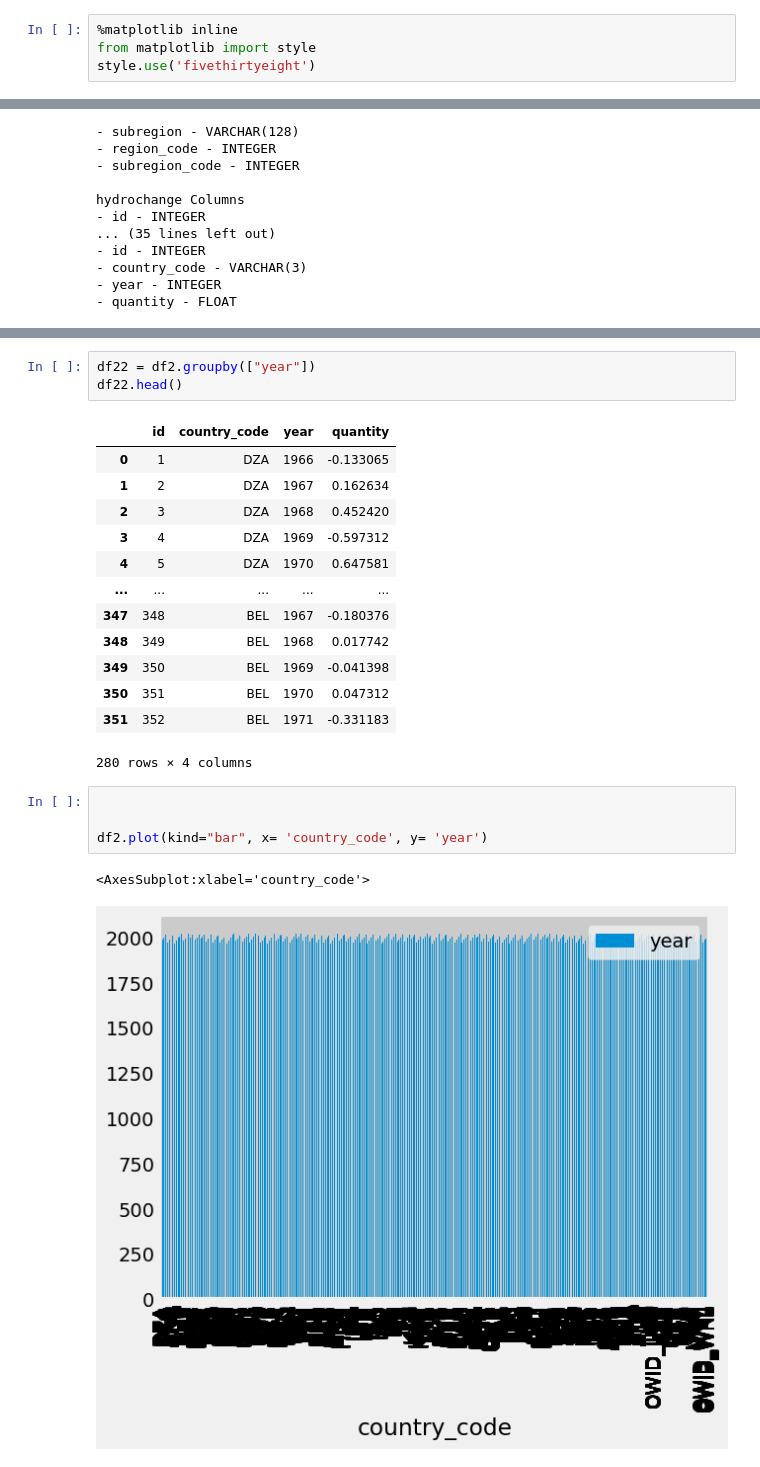
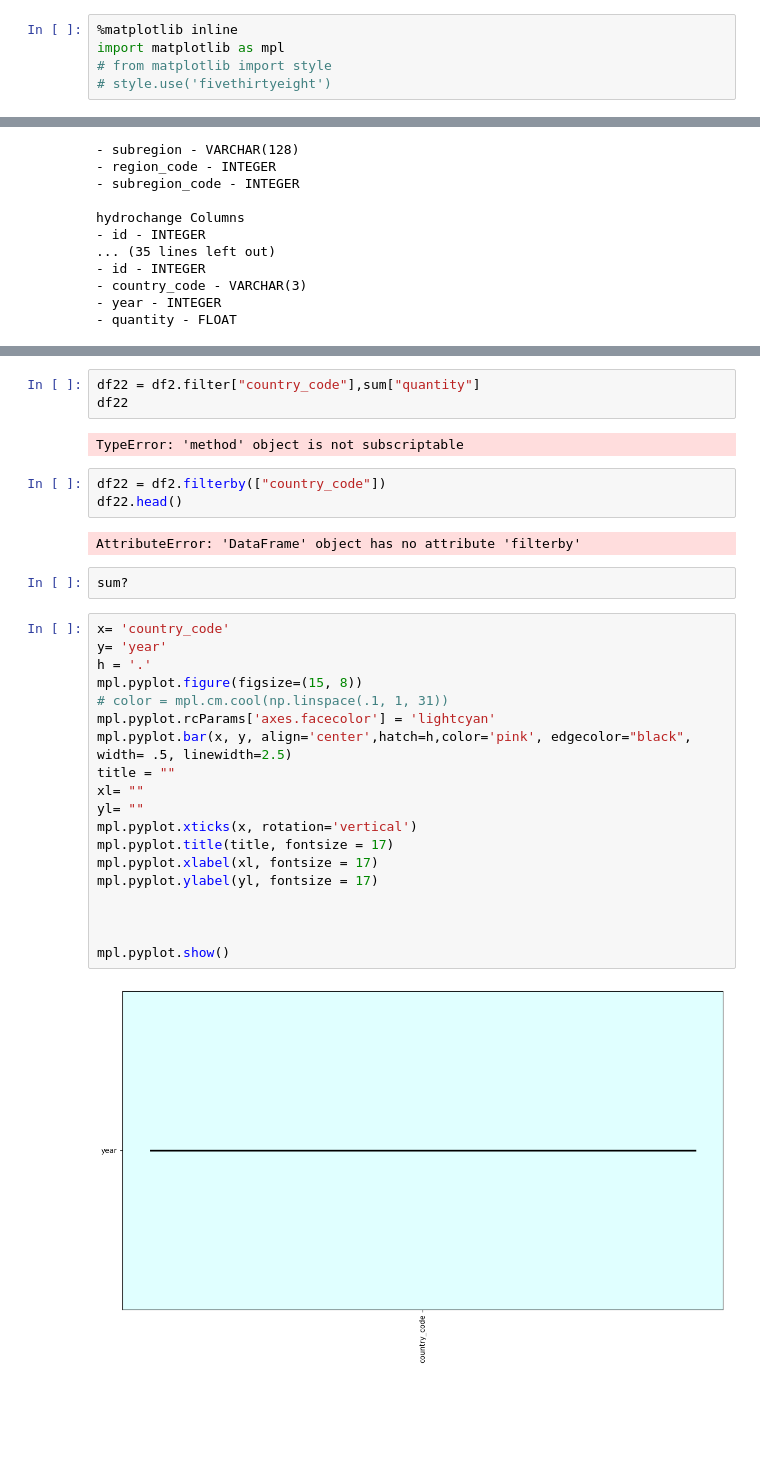
Before and after one commit to kmcmurphy/renewable-energy-analysis, a Jupyter notebook: Code/energycode.ipynb, the cells around one changed output, grey strips where cells are left out. Cells and saved outputs as stored; diff of their text form; blank space fills up the shorter version.

```diff
--- a/Code/energycode.ipynb
+++ b/Code/energycode.ipynb
@@ -1,7 +1,8 @@
 # %%
 %matplotlib inline
-from matplotlib import style
-style.use('fivethirtyeight')
+import matplotlib as mpl
+# from matplotlib import style
+# style.use('fivethirtyeight')
 # %%
 import numpy as np
 import pandas as pd
@@ -140,25 +141,34 @@ df2.head(10)
+# %%
+df22 = df2.filter["country_code"],sum["quantity"]
+df22
+# %% [output]
+TypeError: 'method' object is not subscriptable
 # %%
-df22 = df2.groupby(["year"])
+df22 = df2.filterby(["country_code"])
 df22.head()
 # %% [output]
-|  | id | country_code | year | quantity |
-| 0 | 1 | DZA | 1966 | -0.133065 |
-| 1 | 2 | DZA | 1967 | 0.162634 |
-| 2 | 3 | DZA | 1968 | 0.452420 |
-| 3 | 4 | DZA | 1969 | -0.597312 |
-| 4 | 5 | DZA | 1970 | 0.647581 |
-| ... | ... | ... | ... | ... |
-| 347 | 348 | BEL | 1967 | -0.180376 |
-| 348 | 349 | BEL | 1968 | 0.017742 |
-| 349 | 350 | BEL | 1969 | -0.041398 |
-| 350 | 351 | BEL | 1970 | 0.047312 |
-| 351 | 352 | BEL | 1971 | -0.331183 |
-280 rows × 4 columns
+AttributeError: 'DataFrame' object has no attribute 'filterby'
+# %%
+sum?
 # %%
+x= 'country_code'
+y= 'year'
+h = '.'
+mpl.pyplot.figure(figsize=(15, 8))
+# color = mpl.cm.cool(np.linspace(.1, 1, 31))
+mpl.pyplot.rcParams['axes.facecolor'] = 'lightcyan'
+mpl.pyplot.bar(x, y, align='center',hatch=h,color='pink', edgecolor="black", width= .5, linewidth=2.5)
+title = ""
+xl= ""
+yl= ""
+mpl.pyplot.xticks(x, rotation='vertical')
+mpl.pyplot.title(title, fontsize = 17)
+mpl.pyplot.xlabel(xl, fontsize = 17)
+mpl.pyplot.ylabel(yl, fontsize = 17)
 
 
-df2.plot(kind="bar", x= 'country_code', y= 'year')
+
+mpl.pyplot.show()
 # %% [output]
-<AxesSubplot:xlabel='country_code'>
-[figure, old version]
+[figure, new version]
 # %%
```
Also changed, not shown: parts of 10 cells of this notebook, 4 other files.
